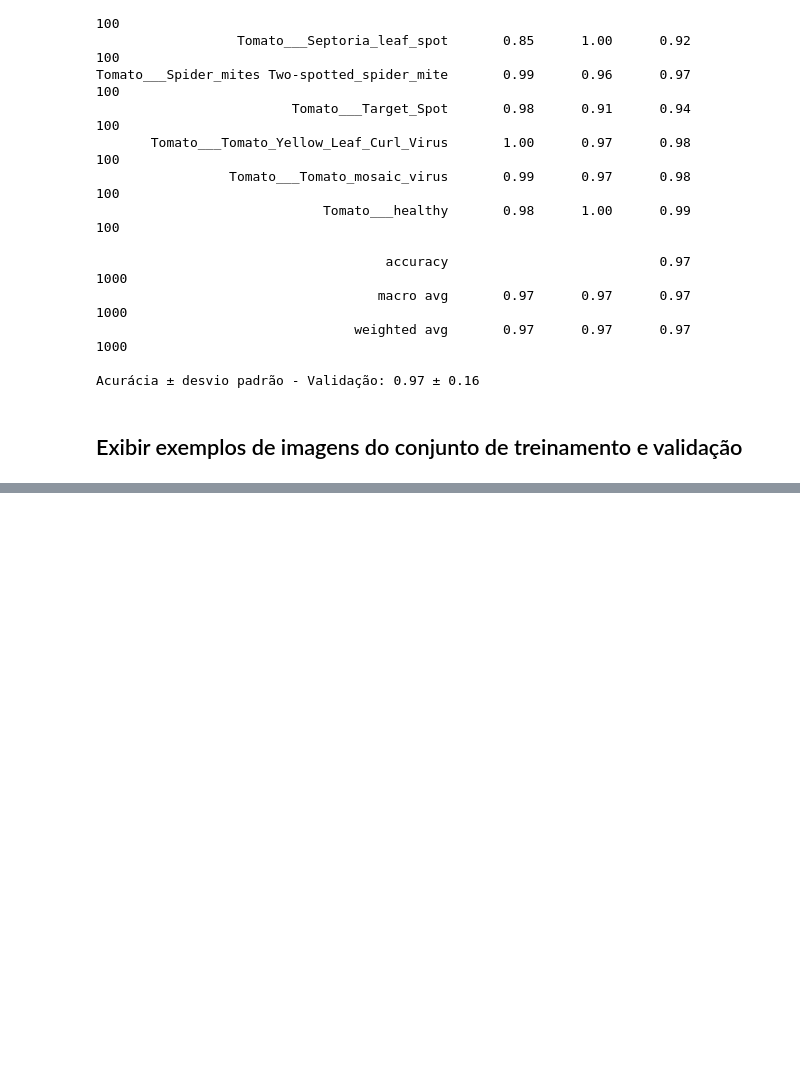
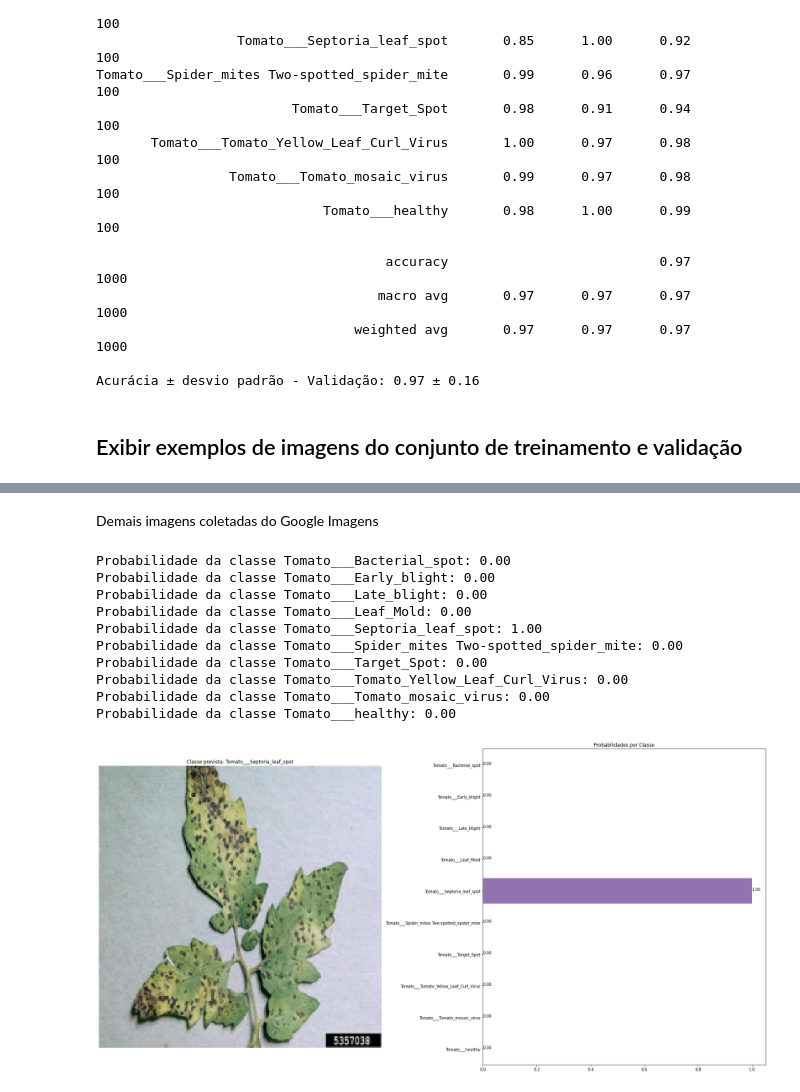
Before and after one commit to carlosestevaobs/Machine-Learning, a Jupyter notebook: ResNet.ipynb, the cells around one changed output, grey strips where cells are left out. Drawn from its saved outputs; the diff is of its cells as text; code cells hidden in the pictures; blank space fills up the shorter version.

```diff
--- a/ResNet.ipynb
+++ b/ResNet.ipynb
@@ -327,0 +364,17 @@ predicted_class = classify_single_image(image_path, model, class_names)
+# %% [markdown]
+Demais imagens coletadas do Google Imagens
+# %%
+image_path = 'septoriose.jpg'
+predicted_class = classify_single_image(image_path, model, class_names)
+# %% [output]
+Probabilidade da classe Tomato___Bacterial_spot: 0.00
+Probabilidade da classe Tomato___Early_blight: 0.00
+Probabilidade da classe Tomato___Late_blight: 0.00
+Probabilidade da classe Tomato___Leaf_Mold: 0.00
+Probabilidade da classe Tomato___Septoria_leaf_spot: 1.00
+Probabilidade da classe Tomato___Spider_mites Two-spotted_spider_mite: 0.00
+Probabilidade da classe Tomato___Target_Spot: 0.00
+Probabilidade da classe Tomato___Tomato_Yellow_Leaf_Curl_Virus: 0.00
+Probabilidade da classe Tomato___Tomato_mosaic_virus: 0.00
+Probabilidade da classe Tomato___healthy: 0.00
+[figure, added]
```
Also changed, not shown: parts of 7 cells of this notebook.
